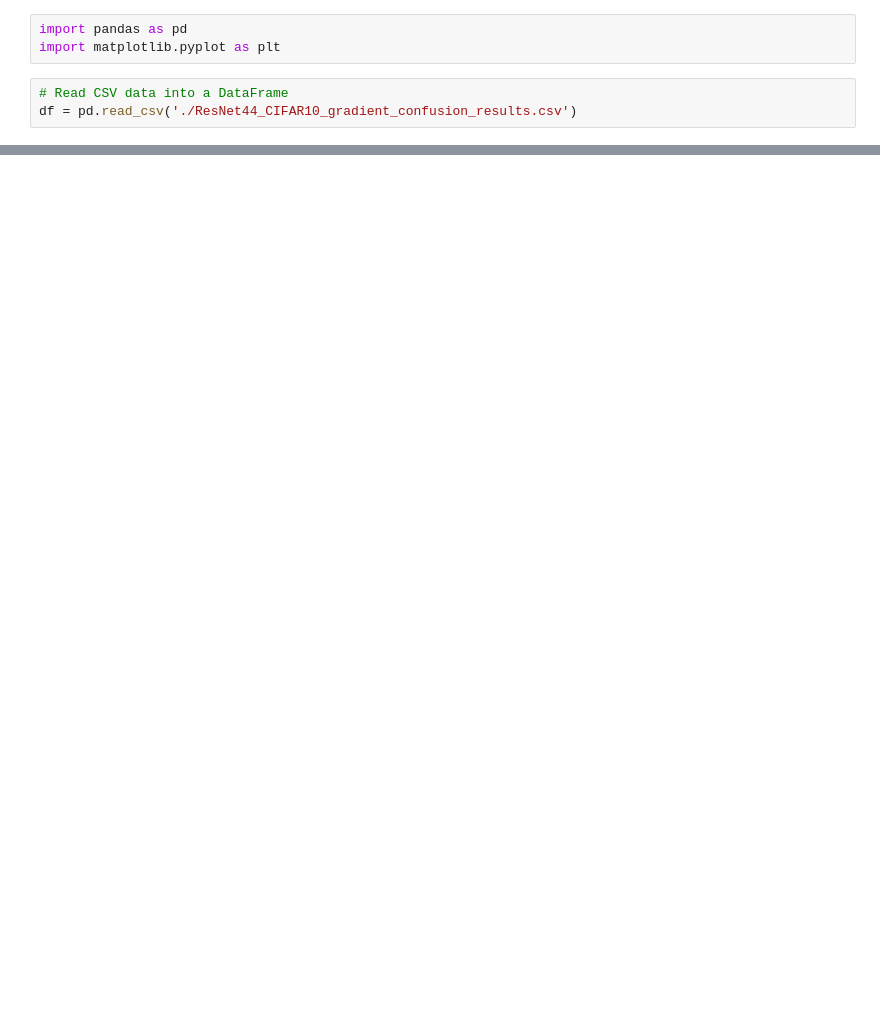
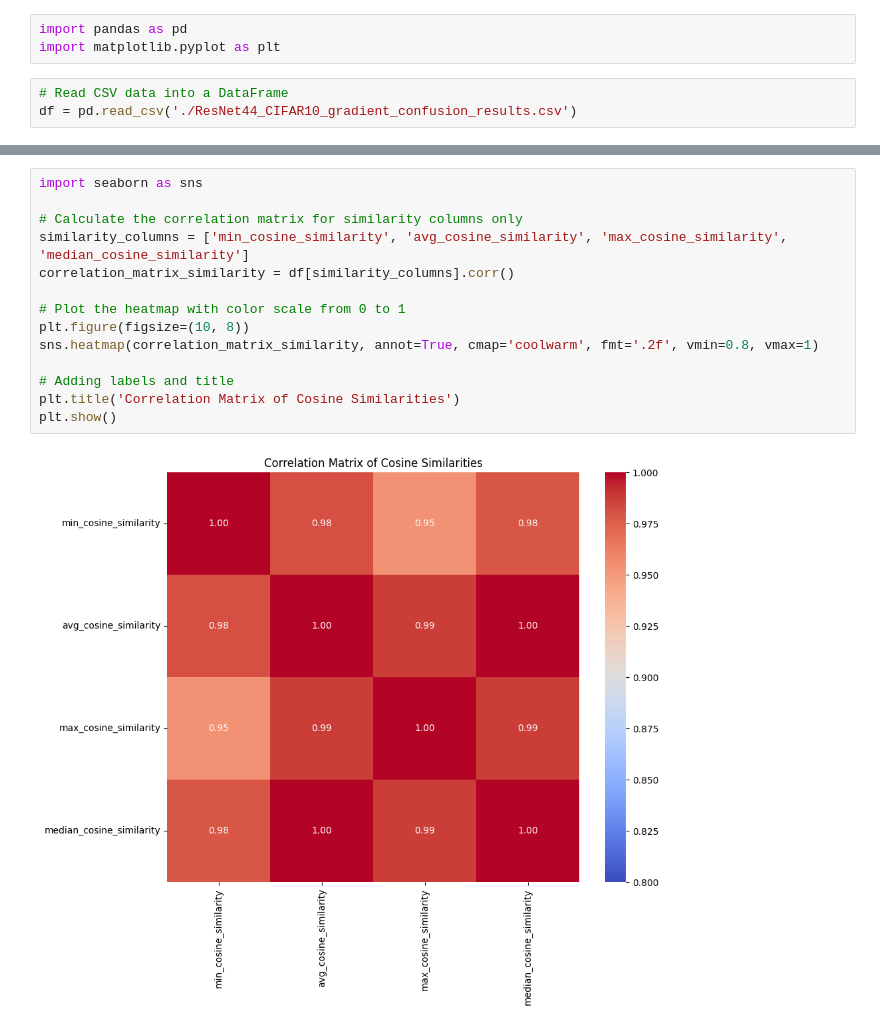
Before and after one commit to baunilhamarga/critical-periods, a Jupyter notebook: plots/gradient_confusion.ipynb, the cells around one changed output, grey strips where cells are left out. Saved outputs shown, nothing was run; the diff lists cells and outputs as text; blank space fills up the shorter version.

```diff
--- a/plots/gradient_confusion.ipynb
+++ b/plots/gradient_confusion.ipynb
@@ -51,0 +52,16 @@ plt.show()
+# %%
+import seaborn as sns
+
+# Calculate the correlation matrix for similarity columns only
+similarity_columns = ['min_cosine_similarity', 'avg_cosine_similarity', 'max_cosine_similarity', 'median_cosine_similarity']
+correlation_matrix_similarity = df[similarity_columns].corr()
+
+# Plot the heatmap with color scale from 0 to 1
+plt.figure(figsize=(10, 8))
+sns.heatmap(correlation_matrix_similarity, annot=True, cmap='coolwarm', fmt='.2f', vmin=0.8, vmax=1)
+
+# Adding labels and title
+plt.title('Correlation Matrix of Cosine Similarities')
+plt.show()
+# %% [output]
+[figure, added]
```
Also changed, not shown: parts of 2 cells of this notebook, 3 other files.
